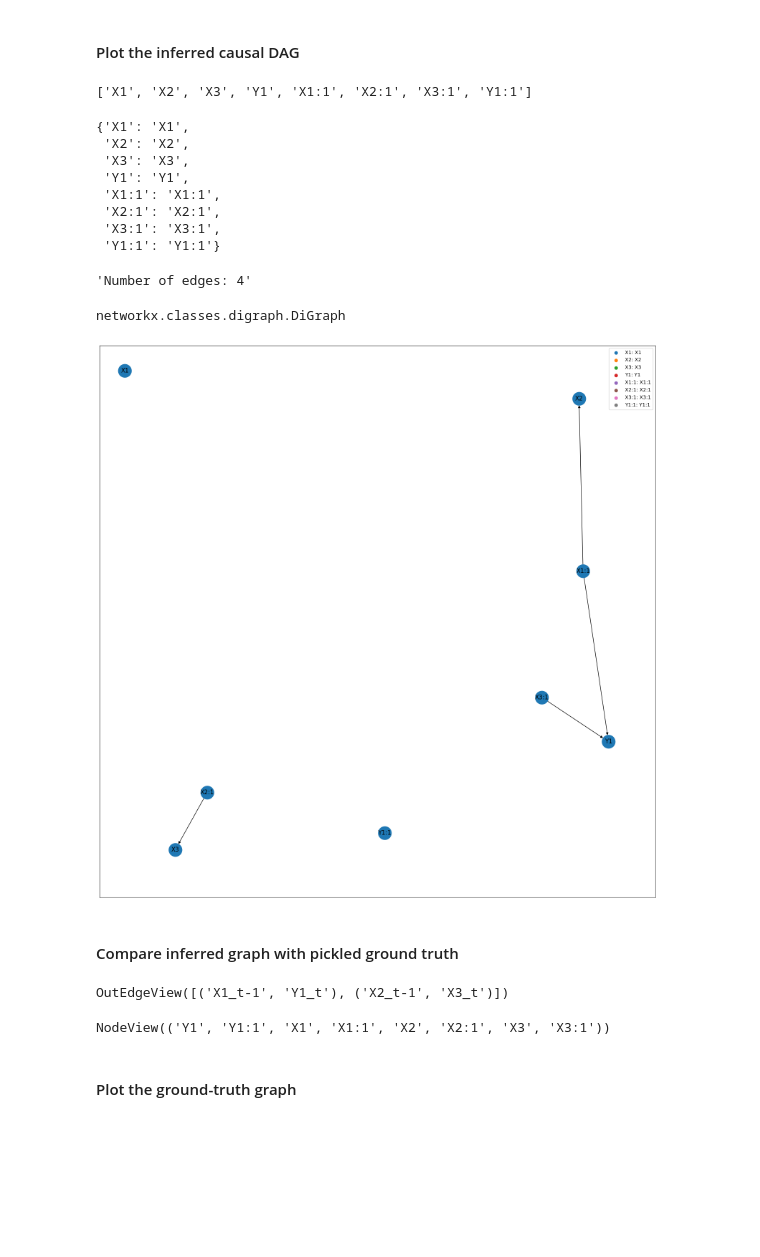
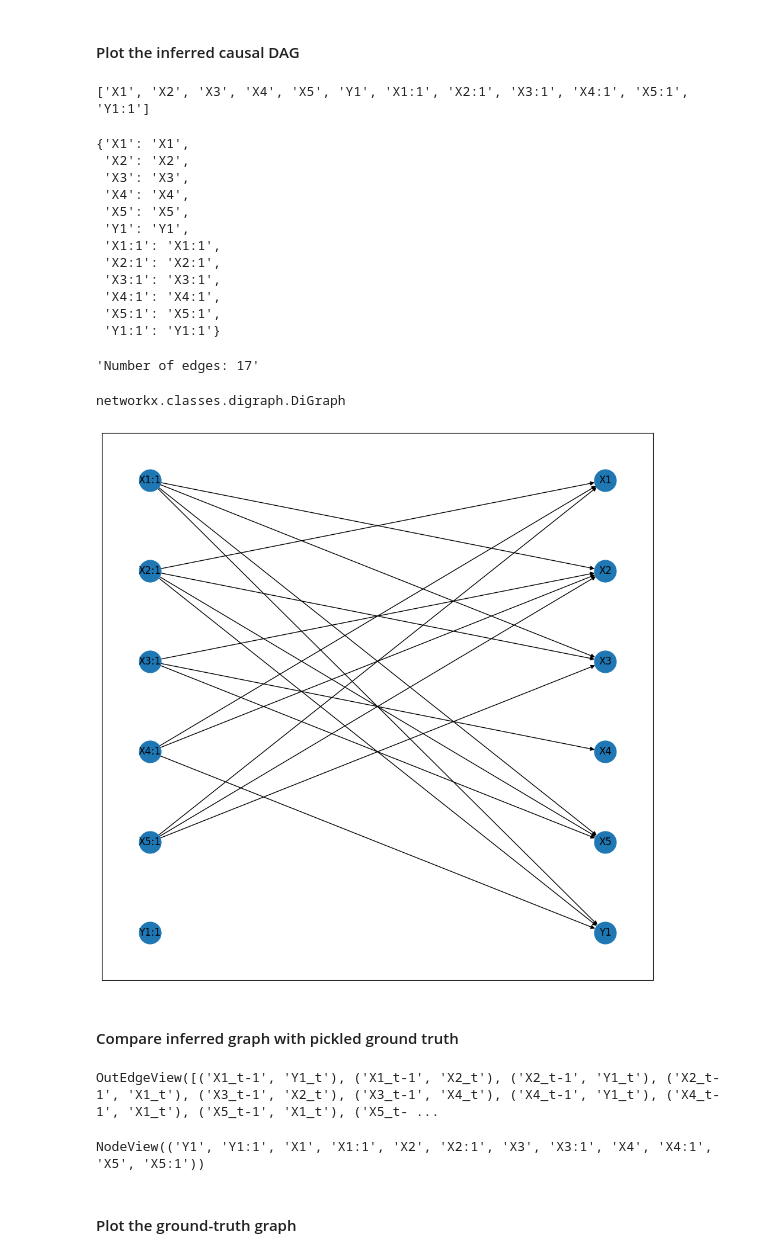
Before and after one commit to kougioulis/CS-673, a Jupyter notebook: msft_causica/examples/experiments.ipynb, the cells around one changed output. Saved outputs shown, nothing was run; the diff lists cells and outputs as text; code cells hidden in the pictures; blank space fills up the shorter version.

```diff
--- a/msft_causica/examples/experiments.ipynb
+++ b/msft_causica/examples/experiments.ipynb
@@ -46,8 +48,9 @@ print(np.__version__)
 # %%
 CAUSICA_DATASETS_PATH = '../cdml-neurips2020/'
-root_path = CAUSICA_DATASETS_PATH + 'datasets/'
+#root_path = CAUSICA_DATASETS_PATH + 'datasets/'
+root_path = CAUSICA_DATASETS_PATH + 'datasets/' + 'complexity_0/'
 
-FILENAME = 'Complexity 30 Num Features 3 Num Latent 0 Max Lag 1 Min Lag 1 Target Max Parents 3 Max Children 0 Samples 10000 Noise 0.01 0.1' + '-lagged.csv'
+FILENAME = 'Complexity 0 Num Features 5 Num Latent 0 Max Lag 1 Min Lag 1 Target Max Parents 3 Max Children 0 Samples 1000 Noise 0.01 0.1' + '-lagged.csv'
 # %%
 df = pd.read_csv(root_path + FILENAME)
 
@@ -213,13 +220,13 @@ lightning_module = DECIModule(
     num_layers_g=3, # 2 is default
     num_layers_zeta=3, # 2 is default
     gumbel_temp=10, # default
-    prior_sparsity_lambda=1.0,
+    prior_sparsity_lambda=5.0,
     init_rho=1.0,
     init_alpha=0.020,
     auglag_config=AugLagLRConfig(
         max_inner_steps=1500,
         max_outer_steps=8,
-        lr_init_dict={
+        lr_init_dict={ # learning rates for each component
             "icgnn": 0.00076,
             "vardist": 0.0098,
             "functional_relationships": 3e-3,
@@ -305,48 +309,73 @@ graph = nx.relabel_nodes(graph, {i: key for i, key in enumerate(data_module.data
 print(graph.nodes)
 
 # Prepare the plot
-fig, axis = plt.subplots(1, 1, figsize=(20, 20))
+#fig, axis = plt.subplots(1, 1, figsize=(20, 20))
 
 # Set labels for nodes
 #labels = {node: i for i, node in enumerate(graph.nodes)}
 labels = {node: node for node in graph.nodes}
 display(labels)
 
 display(f'Number of edges: {len(graph.edges)}')
 
 # Try to use graphviz layout, fallback to spring layout if not available
-try:
-    layout = nx.nx_agraph.graphviz_layout(graph, prog="dot")
-except (ModuleNotFoundError, ImportError):
-    layout = nx.layout.spring_layout(graph)
+#try:
+#    layout = nx.nx_agraph.graphviz_layout(graph, prog="dot")
+#except (ModuleNotFoundError, ImportError):
+#    layout = nx.layout.spring_layout(graph)
 
 # Scatter plot nodes
-for node, i in labels.items():
-    axis.scatter(layout[node][0], layout[node][1], label=f"{i}: {node}")
-axis.legend()
+#for node, i in labels.items():
+#    axis.scatter(layout[node][0], layout[node][1], label=f"{i}: {node}")
+#axis.legend()
 
 # Draw the networkx graph
+#nx.draw_networkx(graph, pos=layout, with_labels=True, arrows=True, labels=labels, ax=axis, node_size=700)
+
+# Custom layout function to arrange nodes by time lag
+def custom_layout(graph, max_lag):
+    pos = {}
+    var_names = sorted({node.split(':')[0] for node in graph.nodes})
+    for i, var in enumerate(var_names):
+        for lag in range(max_lag, 0, -1):
+            node = f"{var}:{lag}"
+            if node in graph.nodes:
+                pos[node] = (max_lag - lag, -i)
+        node = f"{var}"
+        if node in graph.nodes:
+            pos[node] = (max_lag + 1, -i)
+    return pos
+
+# Create custom layout
+layout = custom_layout(graph, max_lag=max_lag)
+
+fig, axis = plt.subplots(1, 1, figsize=(12, 12))
+labels = {node: node for node in graph.nodes}
+
 nx.draw_networkx(graph, pos=layout, with_labels=True, arrows=True, labels=labels, ax=axis, node_size=700)
 
 display(type(graph))
 plt.show()
 # %% [output]
-['X1', 'X2', 'X3', 'Y1', 'X1:1', 'X2:1', 'X3:1', 'Y1:1']
+['X1', 'X2', 'X3', 'X4', 'X5', 'Y1', 'X1:1', 'X2:1', 'X3:1', 'X4:1', 'X5:1', 'Y1:1']
 {'X1': 'X1',
  'X2': 'X2',
  'X3': 'X3',
+ 'X4': 'X4',
+ 'X5': 'X5',
  'Y1': 'Y1',
  'X1:1': 'X1:1',
  'X2:1': 'X2:1',
  'X3:1': 'X3:1',
+ 'X4:1': 'X4:1',
+ 'X5:1': 'X5:1',
  'Y1:1': 'Y1:1'}
-'Number of edges: 4'
+'Number of edges: 17'
 networkx.classes.digraph.DiGraph
-[figure, old version]
+[figure, new version]
 # %% [markdown]
 #### Compare inferred graph with pickled ground truth
 # %%
-
 # Load the graph from the pickle file
 GRAPH_FILENAME = root_path + FILENAME.split('-')[0] + '-causal_graph.pkl'
 with open(GRAPH_FILENAME, 'rb') as f:
@@ -379,8 +408,8 @@ for node in list(gt_graph.nodes):
 
 display(gt_graph.nodes)
 # %% [output]
-OutEdgeView([('X1_t-1', 'Y1_t'), ('X2_t-1', 'X3_t')])
+OutEdgeView([('X1_t-1', 'Y1_t'), ('X1_t-1', 'X2_t'), ('X2_t-1', 'Y1_t'), ('X2_t-1', 'X1_t'), ('X3_t-1', 'X2_t'), ('X3_t-1', 'X4_t'), ('X4_t-1', 'Y1_t'), ('X4_t-1', 'X1_t'), ('X5_t-1', 'X1_t'), ('X5_t- ...
-NodeView(('Y1', 'Y1:1', 'X1', 'X1:1', 'X2', 'X2:1', 'X3', 'X3:1'))
+NodeView(('Y1', 'Y1:1', 'X1', 'X1:1', 'X2', 'X2:1', 'X3', 'X3:1', 'X4', 'X4:1', 'X5', 'X5:1'))
 # %% [markdown]
 #### Plot the ground-truth graph
 # %%
```
Also changed, not shown: parts of 11 cells of this notebook, 1 other file.
